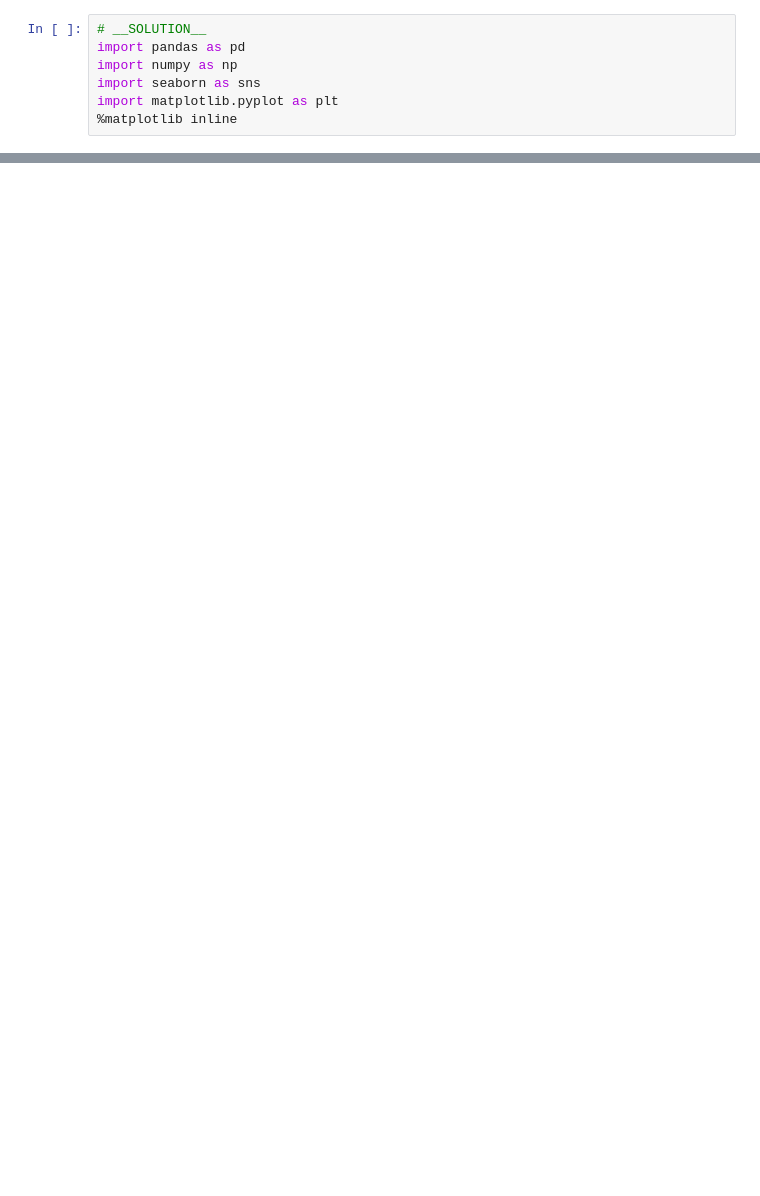
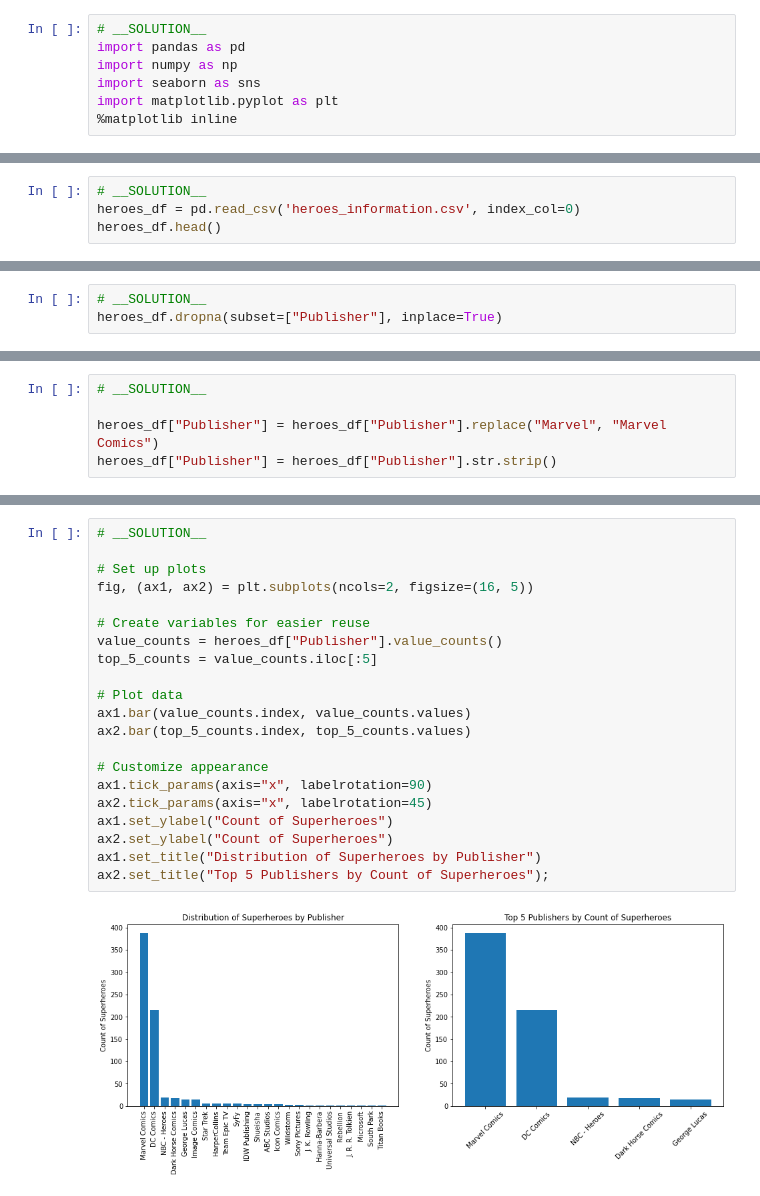
Before and after one commit to learn-co-curriculum/dsc-pandas-data-cleaning-lab, a Jupyter notebook: index.ipynb, the cells around one changed output, grey strips where cells are left out. Cells and saved outputs as stored; diff of their text form; blank space fills up the shorter version.

```diff
--- a/index.ipynb
+++ b/index.ipynb
@@ -458,0 +129,4 @@ In this lab, we demonstrated our mastery of:
+# %%
+# __SOLUTION__
+heroes_df = pd.read_csv('heroes_information.csv', index_col=0)
+heroes_df.head()
@@ -458,0 +389,3 @@ In this lab, we demonstrated our mastery of:
+# %%
+# __SOLUTION__
+heroes_df.dropna(subset=["Publisher"], inplace=True)
@@ -458,0 +449,5 @@ In this lab, we demonstrated our mastery of:
+# %%
+# __SOLUTION__
+
+heroes_df["Publisher"] = heroes_df["Publisher"].replace("Marvel", "Marvel Comics")
+heroes_df["Publisher"] = heroes_df["Publisher"].str.strip()
@@ -458,0 +507,23 @@ In this lab, we demonstrated our mastery of:
+# %%
+# __SOLUTION__
+
+# Set up plots
+fig, (ax1, ax2) = plt.subplots(ncols=2, figsize=(16, 5))
+
+# Create variables for easier reuse
+value_counts = heroes_df["Publisher"].value_counts()
+top_5_counts = value_counts.iloc[:5]
+
+# Plot data
+ax1.bar(value_counts.index, value_counts.values)
+ax2.bar(top_5_counts.index, top_5_counts.values)
+
+# Customize appearance
+ax1.tick_params(axis="x", labelrotation=90)
+ax2.tick_params(axis="x", labelrotation=45)
+ax1.set_ylabel("Count of Superheroes")
+ax2.set_ylabel("Count of Superheroes")
+ax1.set_title("Distribution of Superheroes by Publisher")
+ax2.set_title("Top 5 Publishers by Count of Superheroes");
+# %% [output]
+[figure, added]
```
Also changed, not shown: parts of 158 cells of this notebook, 10 other files.
